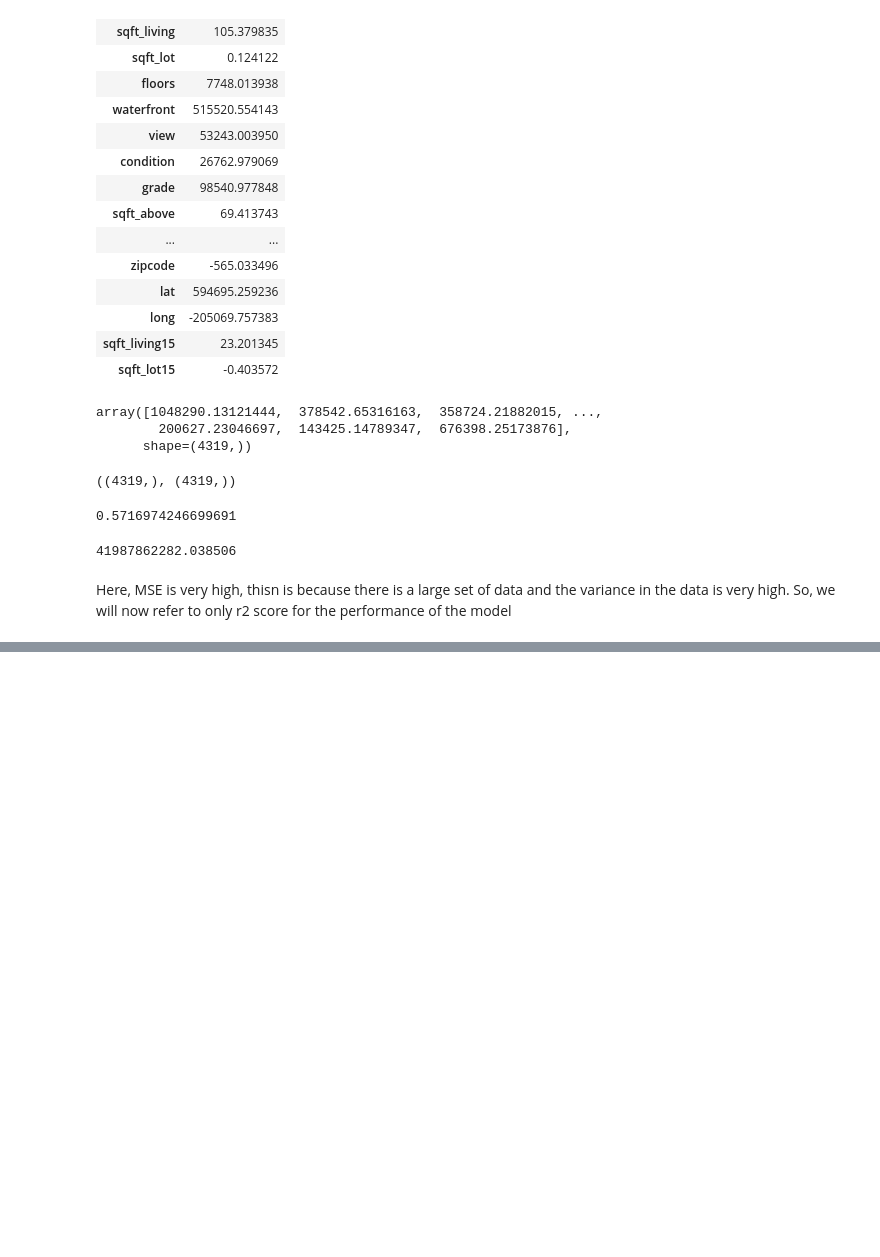
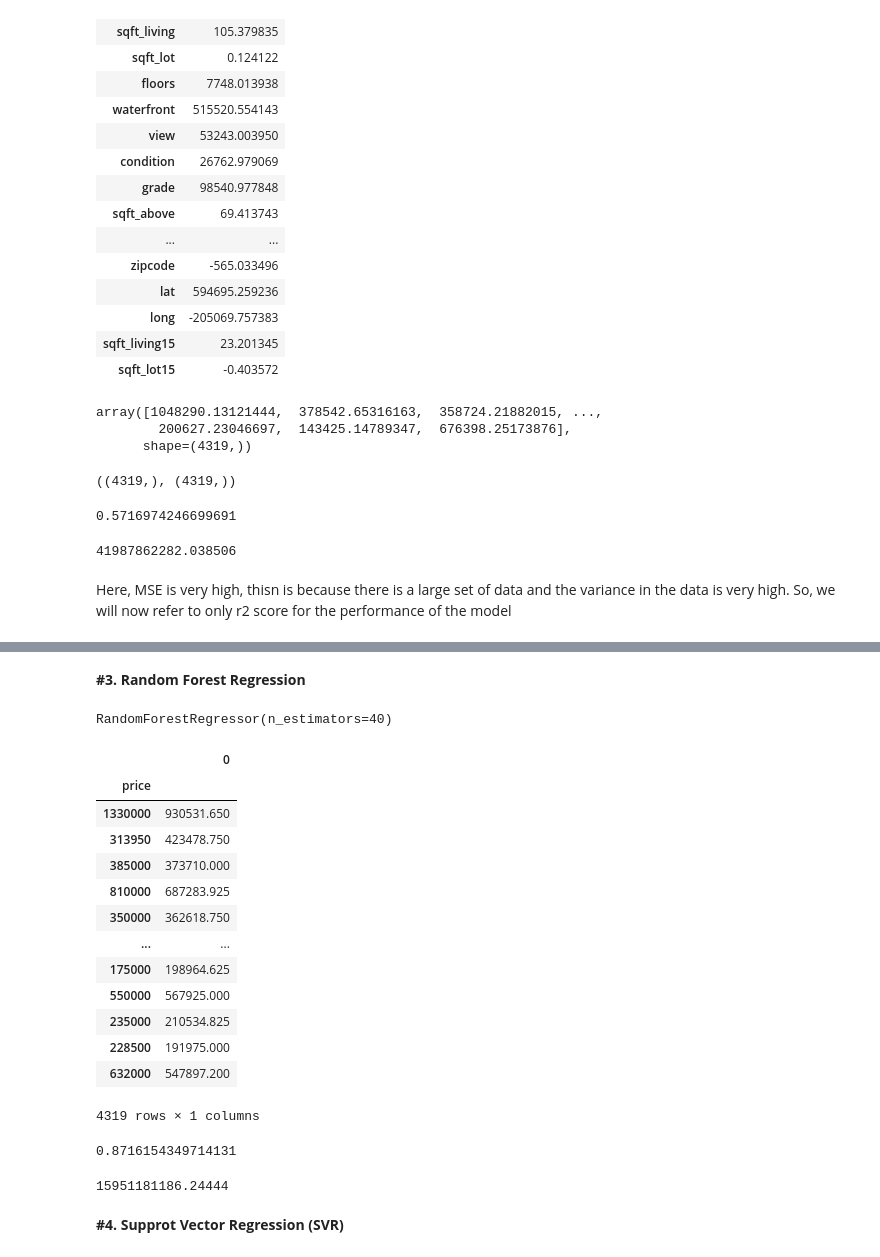
Before and after one commit to udrai10/Pro_3_regression_predictive_model, a Jupyter notebook: notebooks/Untitled.ipynb, the cells around one changed output, grey strips where cells are left out. Saved outputs shown, nothing was run; the diff lists cells and outputs as text; code cells hidden in the pictures; blank space fills up the shorter version.

Commit message:
done with training and testing the models

```diff
--- a/notebooks/Untitled.ipynb
+++ b/notebooks/Untitled.ipynb
@@ -449,0 +463,2 @@ Here, MSE is very high, thisn is because there is a large set of data and the va
+# %%
+mytree.fit(X_train, y_train)
@@ -449,0 +477,2 @@ Here, MSE is very high, thisn is because there is a large set of data and the va
+# %% [markdown]
+**#3. Random Forest Regression**
@@ -449,0 +481,42 @@ Here, MSE is very high, thisn is because there is a large set of data and the va
+# %%
+#making instance for model with 40 trees in the forest
+
+myforest= RandomForestRegressor(n_estimators=40)    #naming the model myforest
+# %%
+#training the model by fitting(normalizing) the trainig datasets
+myforest.fit(X_train, y_train)
+
+
+#*I had tried different number of trees in the forest bu 40 gave the best accuracy
+# %% [output]
+RandomForestRegressor(n_estimators=40)
+# %%
+#testing the model myforest and making predict using test dataset.
+forest_predictions = myforest.predict(X_test)
+# %%
+pd.DataFrame(forest_predictions, y_test)  #comparing the real and predicted prices side by side
+# %% [output]
+|  | 0 |
+| price |  |
+| 1330000 | 930531.650 |
+| 313950 | 423478.750 |
+| 385000 | 373710.000 |
+| 810000 | 687283.925 |
+| 350000 | 362618.750 |
+| ... | ... |
+| 175000 | 198964.625 |
+| 550000 | 567925.000 |
+| 235000 | 210534.825 |
+| 228500 | 191975.000 |
+| 632000 | 547897.200 |
+4319 rows × 1 columns
+# %%
+r2_score(forest_predictions, y_test)   #calculating the r2 score
+# %% [output]
+0.8716154349714131
+# %%
+mean_squared_error(forest_predictions, y_test)   #calculating MSE
+# %% [output]
+15951181186.24444
+# %% [markdown]
+**#4. Supprot Vector Regression (SVR)**
```
Also changed, not shown: parts of 56 cells of this notebook.
